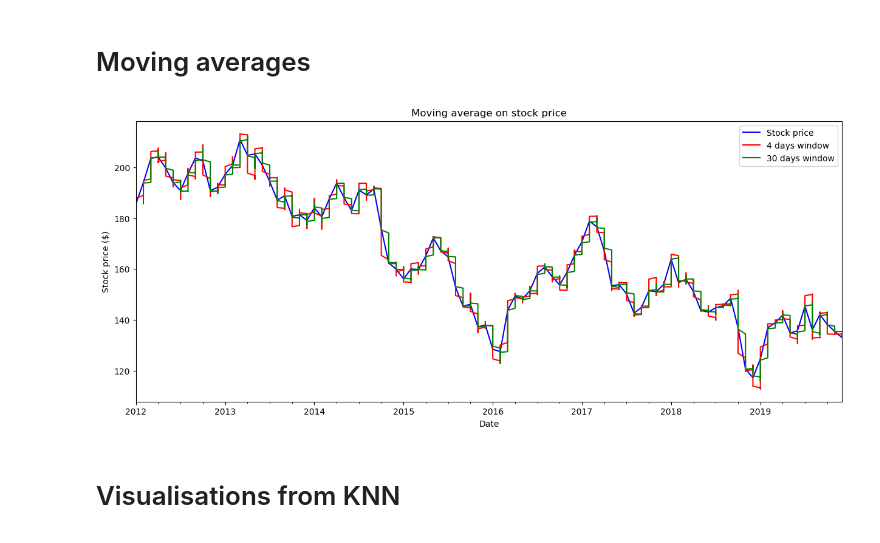
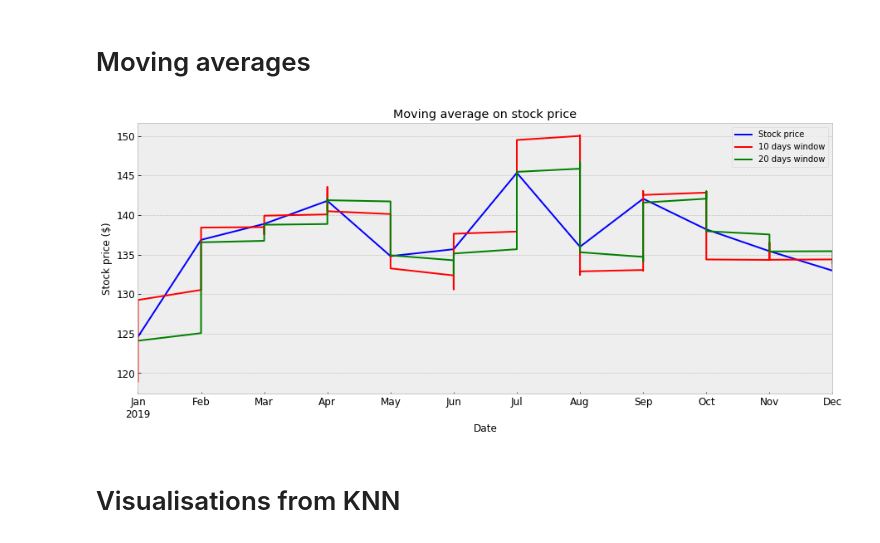
Before and after one commit to ta-data-lis/final-project, a Jupyter notebook: your-project/ML_models.ipynb, the cells around one changed output. Cells and saved outputs as stored; diff of their text form; code cells hidden in the pictures.

```diff
--- a/your-project/ML_models.ipynb
+++ b/your-project/ML_models.ipynb
@@ -138,6 +209,7 @@ plt.rcParams['text.color'] = 'k'
 ds4 = ds[['Date', 'Close']]
 ds4 = ds.set_index('Date')
 # %%
+plt.style.use('bmh')
 plt.title('IBM Stock Prices')
 plt.xlabel('Date')
 plt.ylabel('IBM Stock Price ($)')
@@ -492,0 +605,22 @@ plt.show()
+# %%
+plt.style.use("bmh")
+
+ds_pro_model = Prophet(interval_width=0.95)
+ds_pro_model.fit(ds_pro)
+
+#ds_vol_model = Prophet(interval_width=0.95)
+#ds_vol_model.fit(ds_vol)
+
+ds_pro_forecast = ds_pro_model.make_future_dataframe(periods=40, freq='MS')
+ds_pro_forecast = ds_pro_model.predict(ds_pro_forecast)
+
+#ds_vol_forecast = ds_vol_model.make_future_dataframe(periods=30, freq='MS')
+#ds_vol_forecast = ds_vol_model.predict(ds_vol_forecast)
+
+plt.figure(figsize=(15, 6))
+ds_pro_model.plot(ds_pro_forecast, xlabel = 'Date', ylabel = 'Stock price($)')
+#ds_vol_model.plot(ds_vol_forecast, xlabel = 'Date', ylabel = 'Volume')
+
+plt.legend()
+plt.savefig('stock_prediction_prophet.jpg', bbox_inches = 'tight', transparent = True)
+plt.show()
@@ -493,2 +637,15 @@ plt.show()
+# %%
+# Plotting forecasted price for 2020 using prophet
+forecast = ds_pro_forecast[(ds_pro_forecast['ds'] > '2019-12-11') & (ds_pro_forecast['ds'] < '2021')]
+plt.figure(figsize=(15, 6))
+plt.style.use("bmh")
+plt.title('Forecasted price using Prophet model')
+plt.xlabel('Date')
+plt.ylabel('Stock price ($)')
+plt.plot(forecast['ds'], forecast['yhat'])
+
+plt.savefig('stock_prediction_prophet_january2020.jpg', bbox_inches = 'tight', transparent = True)
+
+plt.show()
 # %% [markdown]
 # Moving averages
@@ -495,22 +654,22 @@ plt.show()
 # %%
-ds8 = ds[(ds['Date'] > '2012-01-01')]
+ds8 = ds[(ds['Date'] > '2019')]
 # %%
 ds8 = ds8.set_index('Date')
 # %%
-plt.style.use("default")
+plt.style.use("bmh")
 plt.title('Moving average on stock price')
 plt.xlabel('Date')
 plt.ylabel('Stock price ($)')
 
 ds8['Close'].resample('MS').mean().plot(figsize=(15, 6), color = 'blue', label = 'Stock price')
-ds8['Close'].rolling(10).mean().shift().plot(figsize=(15, 6), color='red', label = '4 days window')
-ds8['Close'].rolling(20).mean().shift().plot(figsize=(15, 6), color='green', label = '30 days window')
+ds8['Close'].rolling(10).mean().shift().plot(figsize=(15, 6), color='red', label = '10 days window')
+ds8['Close'].rolling(20).mean().shift().plot(figsize=(15, 6), color='green', label = '20 days window')
 
 plt.legend()
 
 plt.savefig('stock_pred_MA.jpg', bbox_inches = 'tight', transparent = True)
 plt.show()
 # %% [output]
-[figure, old version]
+[figure, new version]
 # %% [markdown]
 # Visualisations from KNN
```
Also changed, not shown: parts of 91 cells of this notebook, 23 other files.
